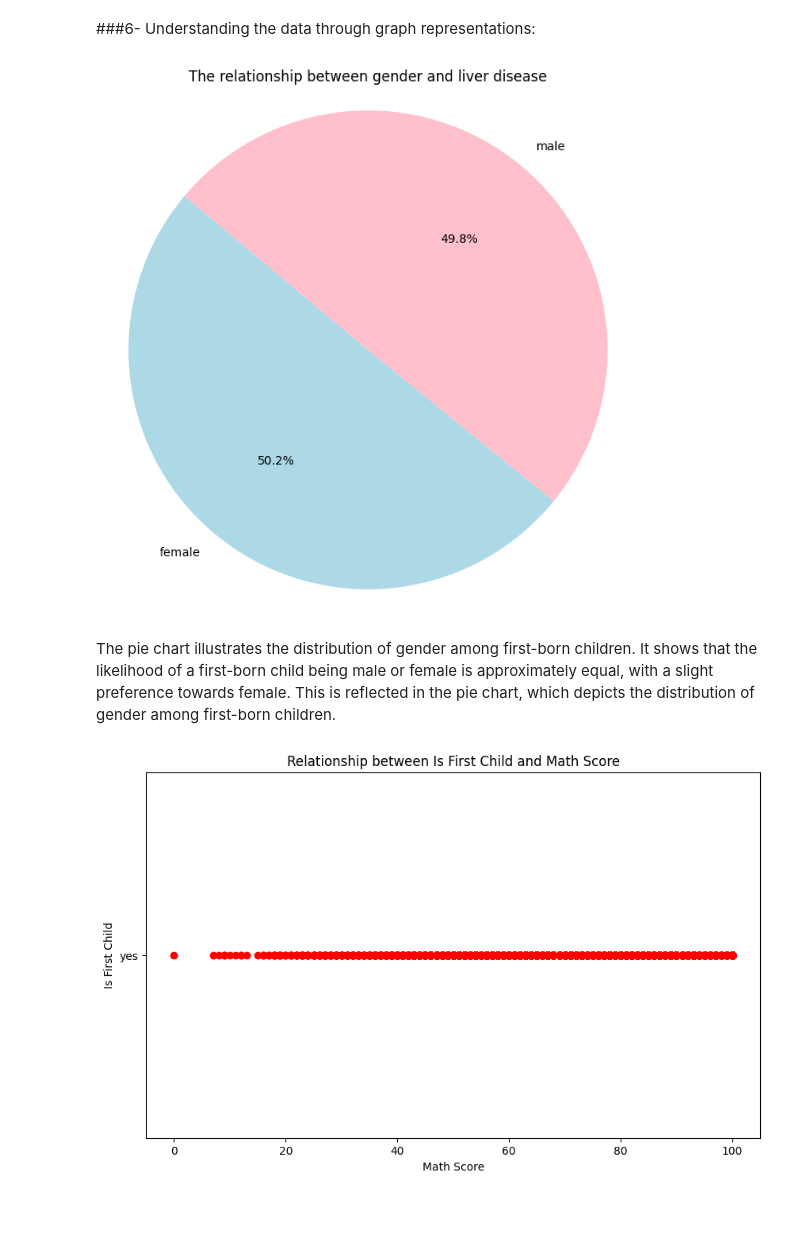
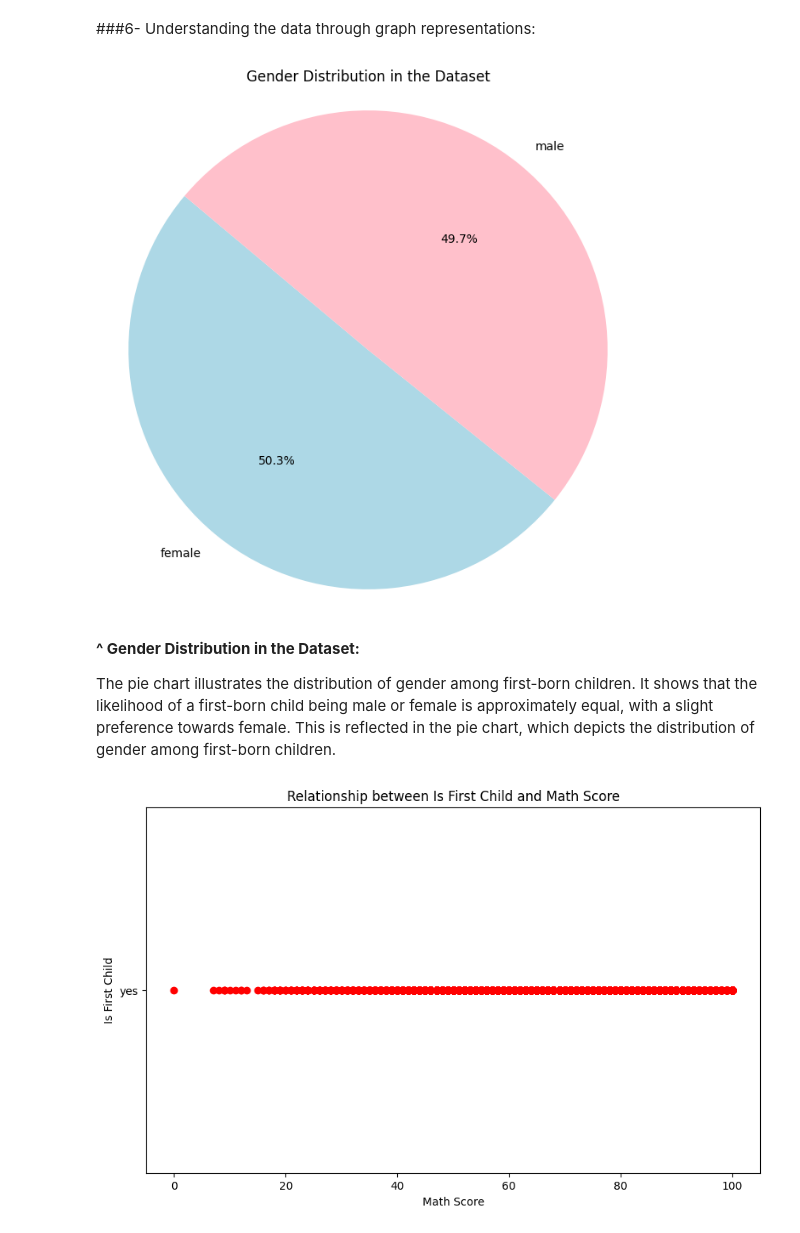
Before and after one commit to mariam-ahmed10/IT326-project, a Jupyter notebook: p1_2 (1).ipynb, the cells around one changed output. Saved outputs shown, nothing was run; the diff lists cells and outputs as text; code cells hidden in the pictures.

Commit message:
the graph is done, check the graph description.

```diff
--- a/p1_2 (1).ipynb
+++ b/p1_2 (1).ipynb
@@ -352,15 +352,22 @@ dtype: float64
 # %%
 import matplotlib.pyplot as plt
 import pandas as pd
-gender_diagnosis_counts = df[df['IsFirstChild'] == 'yes']['Gender'].value_counts();
-plt.figure(figsize=(8, 8));
-plt.pie(gender_diagnosis_counts, labels=gender_diagnosis_counts.index, autopct='%1.1f%%', startangle=140, colors=['lightblue','pink']);
-plt.title('The relationship between gender and liver disease');
-plt.axis('equal');
-plt.show();
+
+# Load the dataset
+df = pd.read_csv('Expanded_data_with_more_features.csv')
+
+# Create a pie chart for Gender distribution
+gender_counts = df['Gender'].value_counts()
+plt.figure(figsize=(8, 8))
+plt.pie(gender_counts, labels=gender_counts.index, autopct='%1.1f%%', colors=['lightblue', 'pink'], startangle=140)
+plt.title('Gender Distribution in the Dataset')
+plt.axis('equal')
+plt.show()
 # %% [output]
-[figure, old version]
+[figure, new version]
 # %% [markdown]
+**^ Gender Distribution in the Dataset:**
+
 The pie chart illustrates the distribution of gender among first-born children. It shows that the likelihood of a first-born child being male or female is approximately equal, with a slight preference towards female. This is reflected in the pie chart, which depicts the distribution of gender among first-born children.
 # %%
 import matplotlib.pyplot as plt
```
Also changed, not shown: parts of 37 cells of this notebook.
